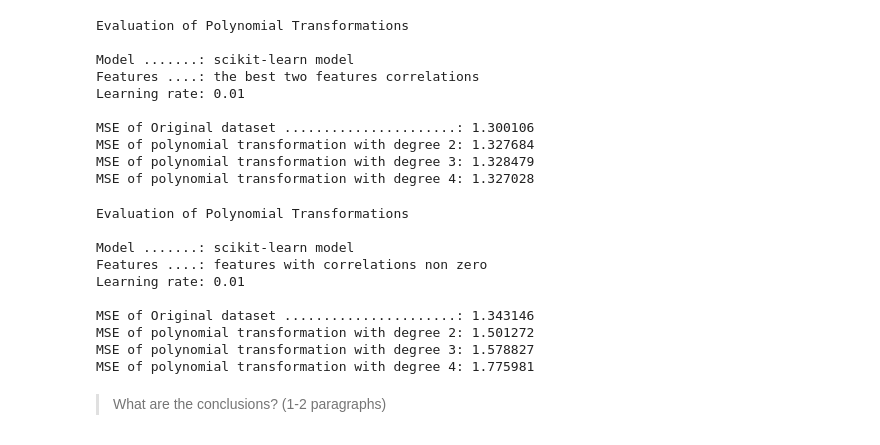
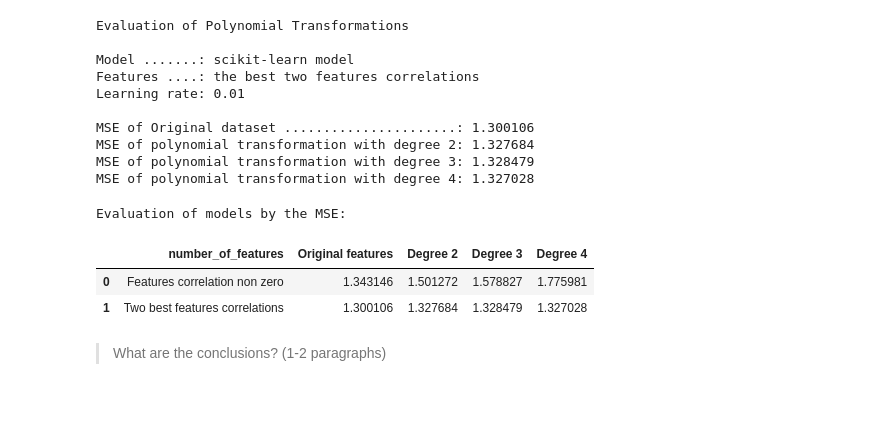
Before and after one commit to rubenscp/MO444-MC886-Tarefas, a Jupyter notebook: Tarefa 02/T2_Classical_Techniques by Rubens.ipynb, the cells around one changed output. Cells and saved outputs as stored; diff of their text form; code cells hidden in the pictures; blank space fills up the shorter version.

Commit message:
Task-02 - Updating solution of Linear Regression

```diff
--- a/Tarefa 02/T2_Classical_Techniques by Rubens.ipynb
+++ b/Tarefa 02/T2_Classical_Techniques by Rubens.ipynb
@@ -941,64 +989,21 @@ MSE of Original dataset ......................: 1.300106
 MSE of polynomial transformation with degree 2: 1.327684
 MSE of polynomial transformation with degree 3: 1.328479
 MSE of polynomial transformation with degree 4: 1.327028
-# %%
-# Evaluating model with polynomial features
-
-# Consider the model of sklearn, and the dataset with features with correlation non zero, and learning rate equal 0.01
-
-learning_rate = 0.01
-
-# original and scaled train and valid data
-weights, y_predict_feat_corr_non_zero_original, mse_sklearn_feat_corr_non_zero_original = execute_linear_reg_sklearn(
-    scaled_X_train_features_corr_non_zero, y_train, scaled_X_valid_features_corr_non_zero, y_valid, learning_rate)
-
-# polynomial features with degree 2
-poly_X_train_features_corr_non_zero_degree_2, poly_X_valid_features_corr_non_zero_degree_2 = evaluate_polynomial(2, scaled_X_train_features_corr_non_zero, scaled_X_valid_features_corr_non_zero, False)
-weights, y_predict_feat_corr_non_zero_poly_degr_2, mse_sklearn_feat_corr_non_zero_poly_degr_2 = execute_linear_reg_sklearn(
-    poly_X_train_features_corr_non_zero_degree_2, y_train, poly_X_valid_features_corr_non_zero_degree_2, y_valid, learning_rate)
-
-# polynomial features with degree 3
-poly_X_train_features_corr_non_zero_degree_3, poly_X_valid_features_corr_non_zero_degree_3 = evaluate_polynomial(3, scaled_X_train_features_corr_non_zero, scaled_X_valid_features_corr_non_zero, False)
-weights, y_predict_feat_corr_non_zero_poly_degr_3, mse_sklearn_feat_corr_non_zero_poly_degr_3 = execute_linear_reg_sklearn(
-    poly_X_train_features_corr_non_zero_degree_3, y_train, poly_X_valid_features_corr_non_zero_degree_3, y_valid, learning_rate)
-
-# polynomial features with degree 4
-poly_X_train_features_corr_non_zero_degree_4, poly_X_valid_features_corr_non_zero_degree_4 = evaluate_polynomial(4, scaled_X_train_features_corr_non_zero, scaled_X_valid_features_corr_non_zero, False)
-weights, y_predict_feat_corr_non_zero_poly_degr_4, mse_sklearn_feat_corr_non_zero_poly_degr_4 = execute_linear_reg_sklearn(
-    poly_X_train_features_corr_non_zero_degree_4, y_train, poly_X_valid_features_corr_non_zero_degree_4, y_valid, learning_rate)
-
-
-print('Evaluation of Polynomial Transformations')
-print()
-print('Model .......: scikit-learn model')
-print('Features ....: features with correlations non zero')
-print('Learning rate: 0.01')
-print()
-print(f'MSE of Original dataset ......................: {mse_sklearn_feat_corr_non_zero_original:0.6f}')
-print(f'MSE of polynomial transformation with degree 2: {mse_sklearn_feat_corr_non_zero_poly_degr_2:0.6f}')
-print(f'MSE of polynomial transformation with degree 3: {mse_sklearn_feat_corr_non_zero_poly_degr_3:0.6f}')
-print(f'MSE of polynomial transformation with degree 4: {mse_sklearn_feat_corr_non_zero_poly_degr_4:0.6f}')
-# %% [output]
-Evaluation of Polynomial Transformations
-
-Model .......: scikit-learn model
-Features ....: features with correlations non zero
-Learning rate: 0.01
-
-MSE of Original dataset ......................: 1.343146
-MSE of polynomial transformation with degree 2: 1.501272
-MSE of polynomial transformation with degree 3: 1.578827
-MSE of polynomial transformation with degree 4: 1.775981
 # %%
 print(f'Evaluation of models by the MSE:')
 
-table = [
-    ,['Features correlation non zero', mse_analytical_linear_regression_features_corr_non_zero, mse_gradient_descent_linear_regression_features_corr_non_zero, mse_sklearn_features_corr_non_zero]
-    ,['Two best features correlations', mse_analytical_linear_regression_features_top_2, mse_gradient_descent_linear_regression_features_top_2, mse_sklearn_features_top_2]
+table_poly = [
+    ['Features correlation non zero', mse_sklearn_feat_corr_non_zero_original, mse_sklearn_feat_corr_non_zero_poly_degr_2, mse_sklearn_feat_corr_non_zero_poly_degr_3, mse_sklearn_feat_corr_non_zero_poly_degr_4]
+    ,['Two best features correlations', mse_sklearn_feat_top_2_original, mse_sklearn_feat_top_2_poly_degr_2, mse_sklearn_feat_top_2_poly_degr_3, mse_sklearn_feat_top_2_poly_degr_4]
     ]
 
-df_table = pd.DataFrame(table, columns=['number_of_features', 'analytical_linear_regression', 'gradient_descent_linear_regression', 'sklearn_linear_regression'])
-df_table
+df_table_poly = pd.DataFrame(table_poly, columns=['number_of_features', 'Original features', 'Degree 2', 'Degree 3', 'Degree 4'])
+df_table_poly
+# %% [output]
+Evaluation of models by the MSE:
+|  | number_of_features | Original features | Degree 2 | Degree 3 | Degree 4 |
+| 0 | Features correlation non zero | 1.343146 | 1.501272 | 1.578827 | 1.775981 |
+| 1 | Two best features correlations | 1.300106 | 1.327684 | 1.328479 | 1.327028 |
 # %% [markdown]
 > What are the conclusions? (1-2 paragraphs)
 # %% [markdown]
```
Also changed, not shown: parts of 1 cell of this notebook.
